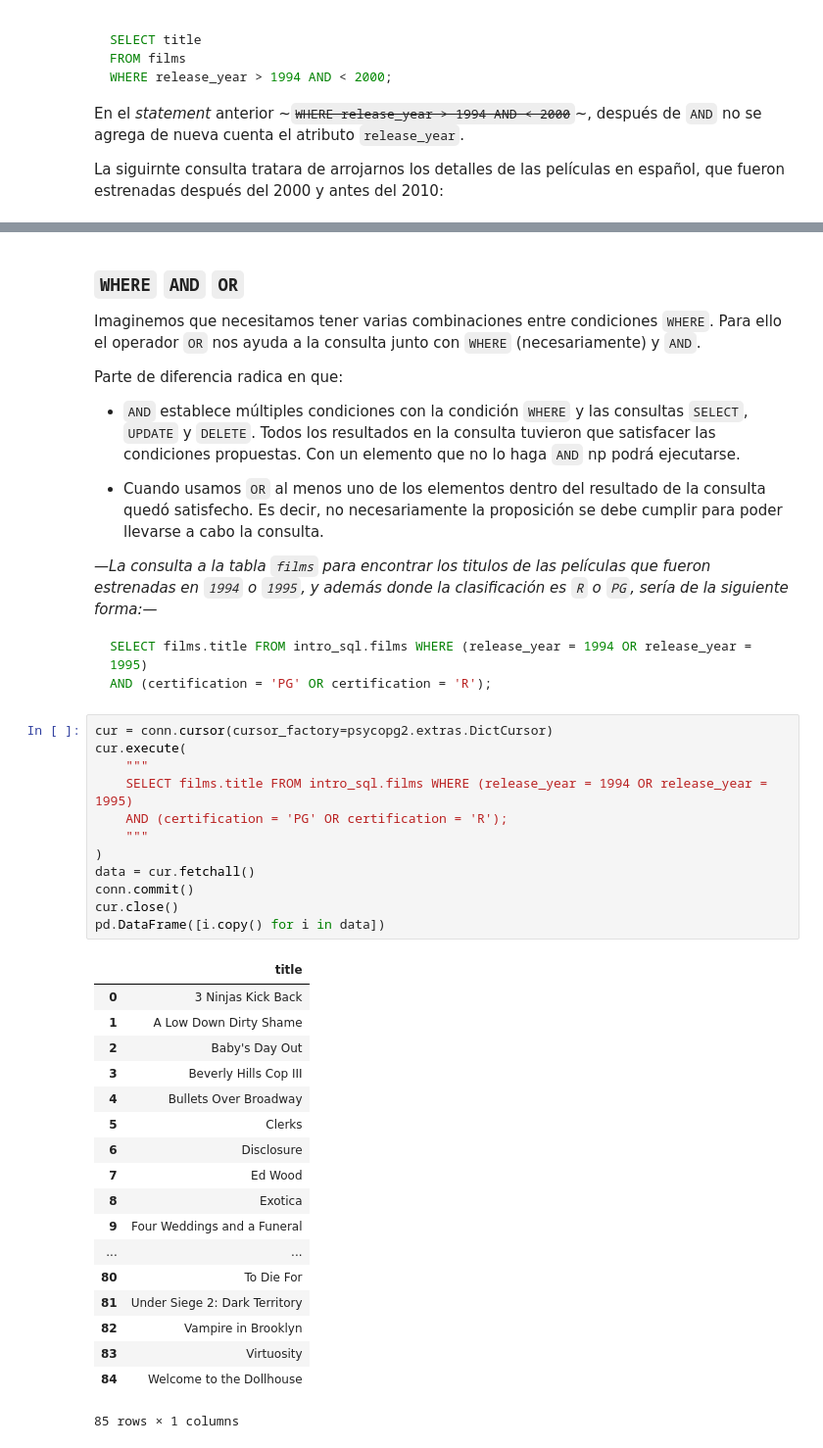
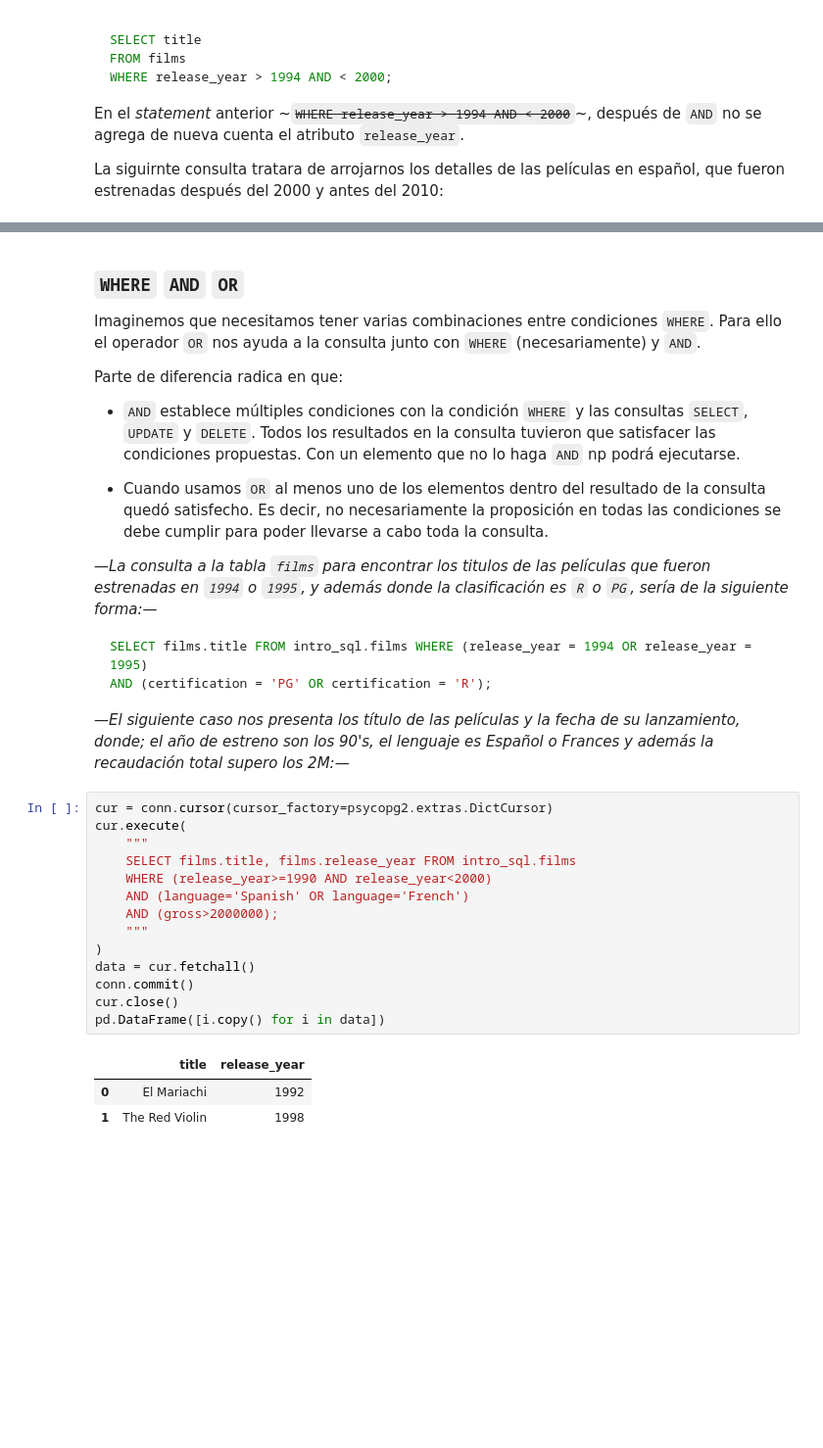
Before and after one commit to gisosdeb/sql_data_analysis, a Jupyter notebook: intro_to_sql_for_data_science/intro_to_sql_for_data_science_part2.ipynb, the cells around one changed output, grey strips where cells are left out. Shown: that part at 98% size. Cells and saved outputs as stored; diff of their text form; blank space fills up the shorter version.

````diff
--- a/intro_to_sql_for_data_science/intro_to_sql_for_data_science_part2.ipynb
+++ b/intro_to_sql_for_data_science/intro_to_sql_for_data_science_part2.ipynb
@@ -288,41 +304,29 @@ Parte de diferencia radica en que:
 
 * `AND` establece múltiples condiciones con la condición `WHERE` y las consultas `SELECT`, `UPDATE` y `DELETE`. Todos los resultados en la consulta tuvieron que satisfacer las condiciones propuestas. Con un elemento que no lo haga `AND` np podrá ejecutarse.
 
-* Cuando usamos `OR` al menos uno de los elementos dentro del resultado de la consulta quedó satisfecho. Es decir, no necesariamente la proposición se debe cumplir para poder llevarse a cabo la consulta.
+* Cuando usamos `OR` al menos uno de los elementos dentro del resultado de la consulta quedó satisfecho. Es decir, no necesariamente la proposición en todas las condiciones se debe cumplir para poder llevarse a cabo toda la consulta.
 
 _—La consulta a la tabla `films` para encontrar los titulos de las películas que fueron estrenadas en `1994` o `1995`, y además donde la clasificación es `R` o `PG`, sería de la siguiente forma:—_
 ```sql
 SELECT films.title FROM intro_sql.films WHERE (release_year = 1994 OR release_year = 1995)
 AND (certification = 'PG' OR certification = 'R');
 ```
+_—El siguiente caso nos presenta los título de las películas y la fecha de su lanzamiento, donde; el año de estreno son los 90's, el lenguaje es Español o Frances y además la recaudación total supero los 2M:—_
 # %%
 cur = conn.cursor(cursor_factory=psycopg2.extras.DictCursor)
 cur.execute(
     """
-    SELECT films.title FROM intro_sql.films WHERE (release_year = 1994 OR release_year = 1995)
-    AND (certification = 'PG' OR certification = 'R');
+    SELECT films.title, films.release_year FROM intro_sql.films
+    WHERE (release_year>=1990 AND release_year<2000)
+    AND (language='Spanish' OR language='French')
+    AND (gross>2000000);
     """
 )
 data = cur.fetchall()
 conn.commit()
 cur.close()
 pd.DataFrame([i.copy() for i in data])
 # %% [output]
-|  | title |
-| 0 | 3 Ninjas Kick Back |
-| 1 | A Low Down Dirty Shame |
-| 2 | Baby's Day Out |
-| 3 | Beverly Hills Cop III |
-| 4 | Bullets Over Broadway |
-| 5 | Clerks |
-| 6 | Disclosure |
-| 7 | Ed Wood |
-| 8 | Exotica |
-| 9 | Four Weddings and a Funeral |
-| ... | ... |
-| 80 | To Die For |
-| 81 | Under Siege 2: Dark Territory |
-| 82 | Vampire in Brooklyn |
-| 83 | Virtuosity |
-| 84 | Welcome to the Dollhouse |
+|  | title | release_year |
+| 0 | El Mariachi | 1992 |
+| 1 | The Red Violin | 1998 |
-85 rows × 1 columns
````
Also changed, not shown: parts of 3 cells of this notebook, 1 other file.
